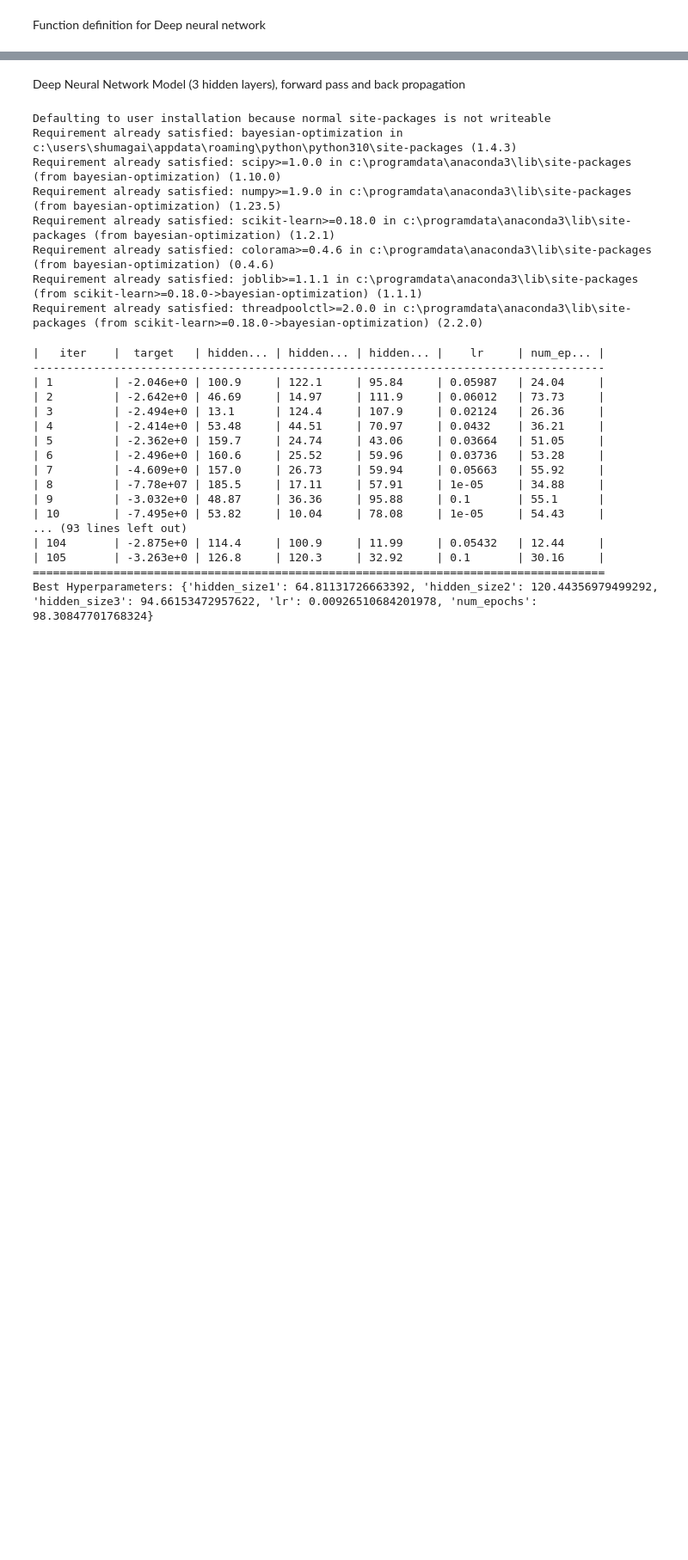
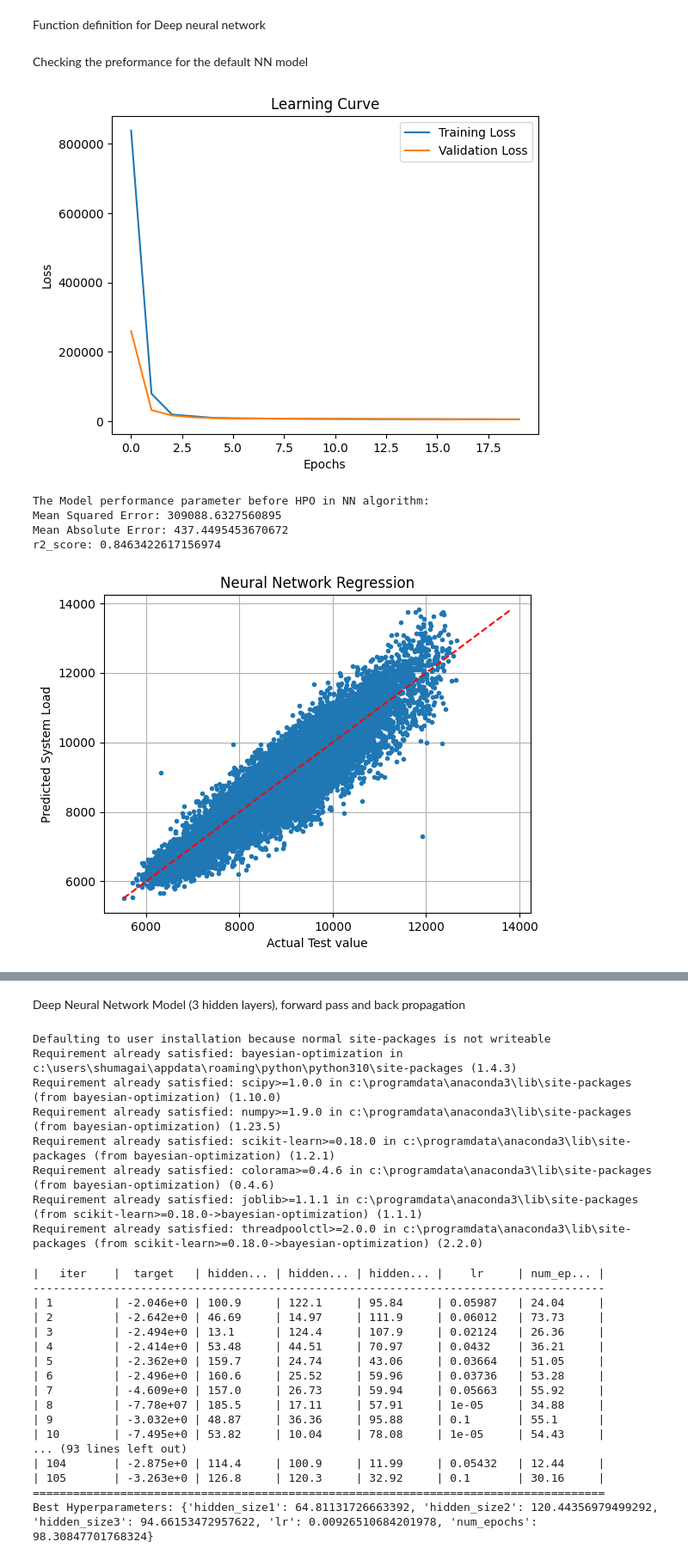
Before and after one commit to COSC5557/wildcard-project-Sanjeeb-PL, a Jupyter notebook: DeepNeuralNetwork - BayesianHPO.ipynb, the cells around one changed output, grey strips where cells are left out. Shown at 86% size. Saved outputs shown, nothing was run; the diff lists cells and outputs as text; code cells hidden in the pictures; blank space fills up the shorter version.

Commit message:
model performance before HPO also include in the report and code is modified to print the result

```diff
--- a/DeepNeuralNetwork - BayesianHPO.ipynb
+++ b/DeepNeuralNetwork - BayesianHPO.ipynb
@@ -217,3 +217,40 @@ def DeepNeuralNetwork (lr, hidden_size1, hidden_size2, hidden_size3, num_epochs)
     plt.show()
 
     return y_pred, y_test_np
+# %% [markdown]
+Checking the preformance for the default NN model
+# %%
+y_pred, y_test_np = DeepNeuralNetwork(0.001, 128, 64, 32, 20)
+
+R2_score = r2_score(y_test, y_pred)
+mae = mean_absolute_error(y_test, y_pred)
+mse = mean_squared_error(y_test, y_pred)
+
+print("The Model performance parameter before HPO in NN algorithm:")
+print("Mean Squared Error:", mse)
+print("Mean Absolute Error:", mae)
+print("r2_score:", R2_score)
+
+plt.plot(y_pred,y_test, '.')
+plt.plot([min(y_test), max(y_test)], [min(y_test), max(y_test)], color='red', linestyle='--', label='Perfect fit')
+plt.title('Neural Network Regression')
+plt.xlabel('Actual Test value')
+plt.ylabel('Predicted System Load')
+plt.grid(True)
+plt.show()
+
+# plot of test and predicted value
+plt.plot(y_test_np[100:200], label='Test Value')
+plt.plot(y_pred[100:200],linestyle='--', linewidth = 1.2, label='Predicted Value')
+plt.legend()
+plt.title('Test Vs Predicted value')
+plt.xlabel('Actual/Predicted values')
+plt.ylabel('values')
+plt.show()
+# %% [output]
+[figure, added]
+The Model performance parameter before HPO in NN algorithm:
+Mean Squared Error: 309088.6327560895
+Mean Absolute Error: 437.4495453670672
+r2_score: 0.8463422617156974
+[figure, added]
```
Also changed, not shown: parts of 5 cells of this notebook, 1 other file.
